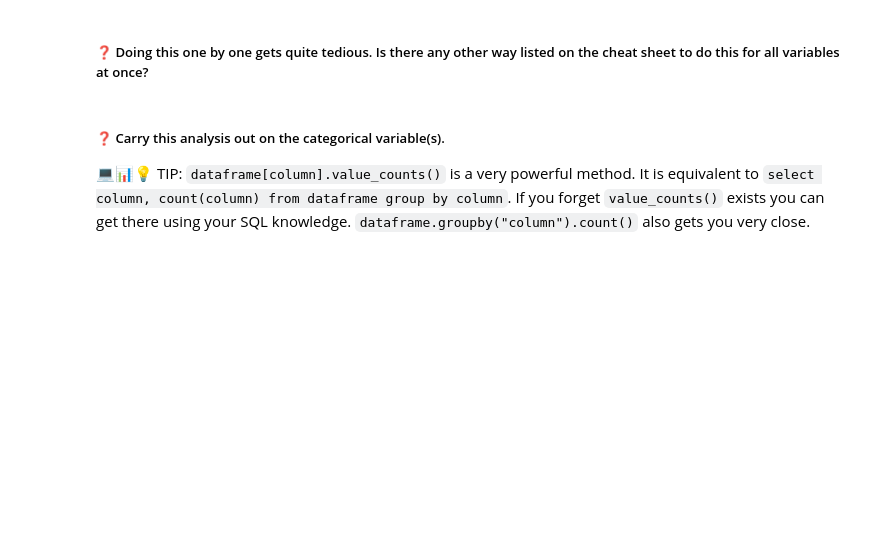
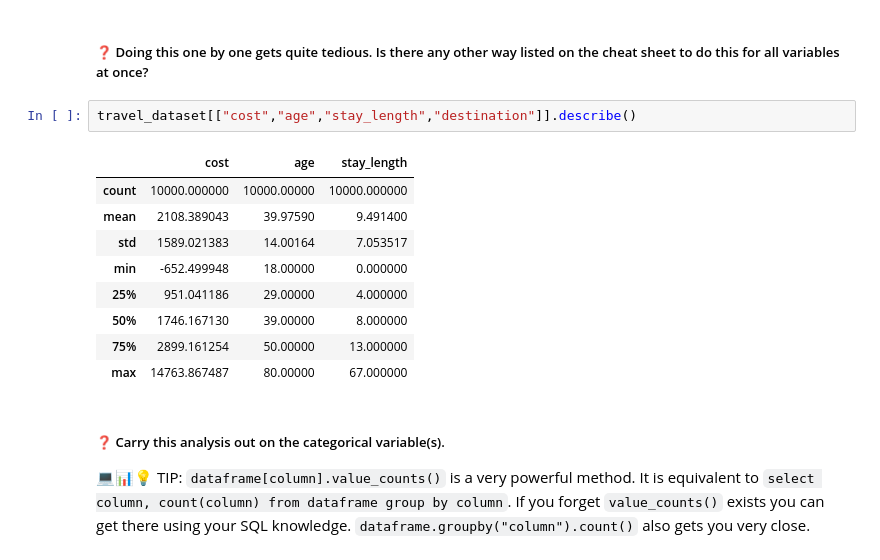
Before and after one commit to VictoireNgouokoUCLL/students2627, a Jupyter notebook: lab1/lab_1_part2_intro_to_case.ipynb, the cells around one changed output. Drawn from its saved outputs; the diff is of its cells as text; blank space fills up the shorter version.

```diff
--- a/lab1/lab_1_part2_intro_to_case.ipynb
+++ b/lab1/lab_1_part2_intro_to_case.ipynb
@@ -408,6 +425,18 @@ Name: age, dtype: float64
 # YOUR ANSWER HERE
 # %% [markdown]
 ##### ❓ Doing this one by one gets quite tedious. Is there any other way listed on the cheat sheet to do this for all variables at once?
+# %%
+travel_dataset[["cost","age","stay_length","destination"]].describe()
+# %% [output]
+|  | cost | age | stay_length |
+| count | 10000.000000 | 10000.00000 | 10000.000000 |
+| mean | 2108.389043 | 39.97590 | 9.491400 |
+| std | 1589.021383 | 14.00164 | 7.053517 |
+| min | -652.499948 | 18.00000 | 0.000000 |
+| 25% | 951.041186 | 29.00000 | 4.000000 |
+| 50% | 1746.167130 | 39.00000 | 8.000000 |
+| 75% | 2899.161254 | 50.00000 | 13.000000 |
+| max | 14763.867487 | 80.00000 | 67.000000 |
 # %% [markdown]
 ##### ❓ Carry this analysis out on the categorical variable(s).
 
```
Also changed, not shown: parts of 3 cells of this notebook, 1 other file.
